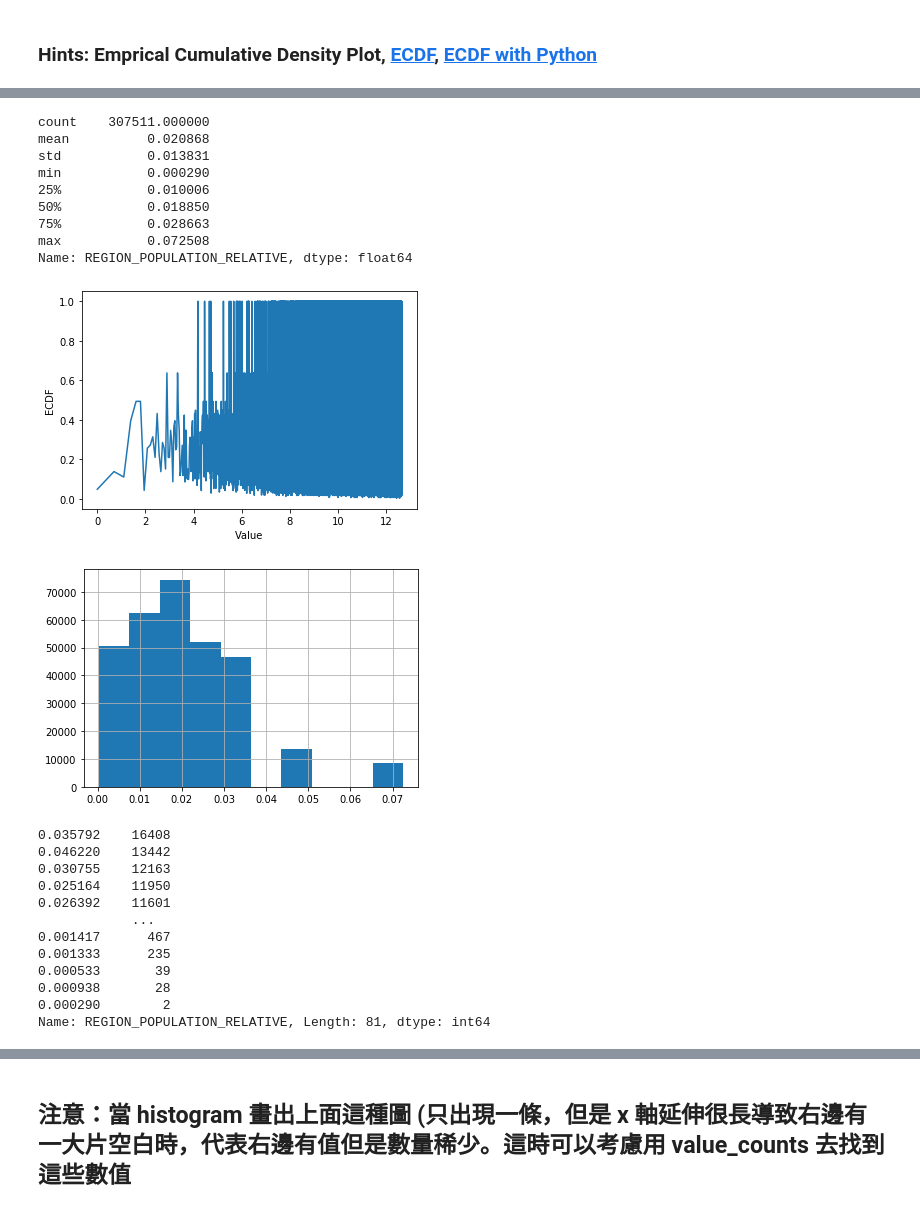
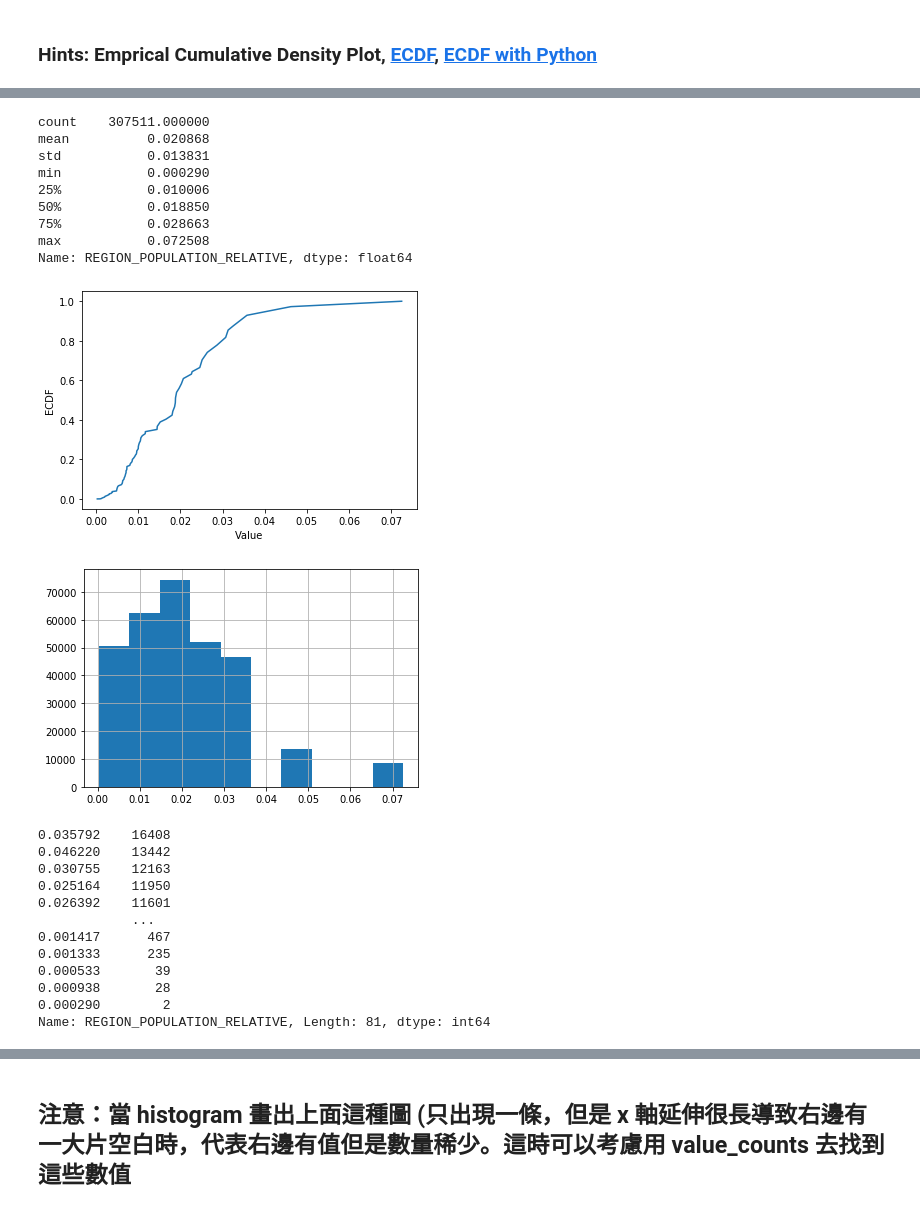
Before and after one commit to k1012ken/ML100Days, a Jupyter notebook: homework/Day_009_HW.ipynb, the cells around one changed output, grey strips where cells are left out. Saved outputs shown, nothing was run; the diff lists cells and outputs as text; code cells hidden in the pictures.

```diff
--- a/homework/Day_009_HW.ipynb
+++ b/homework/Day_009_HW.ipynb
@@ -128,36 +144,36 @@ Name: AMT_INCOME_TOTAL, dtype: float64
 print(app_train['REGION_POPULATION_RELATIVE'].describe())
 
 # 繪製 Empirical Cumulative Density Plot (ECDF)
 """
 Your Code Here
 """
-cdf = app_train['REGION_POPULATION_RELATIVE']
+cdf = app_train['REGION_POPULATION_RELATIVE'].value_counts().sort_index().cumsum()
 
 
-plt.plot(np.log(list(cdf.index)), cdf/cdf.max())
+plt.plot(cdf.index, cdf/cdf.max())
 plt.xlabel('Value')
 plt.ylabel('ECDF')
 plt.ylim([-0.05,1.05]) # 限制顯示圖片的範圍
 plt.show()
 
 app_train['REGION_POPULATION_RELATIVE'].hist()
 plt.show()
 
 app_train['REGION_POPULATION_RELATIVE'].value_counts()
 
 # 就以這個欄位來說，雖然有資料掉在分布以外，也不算異常，僅代表這間公司在稍微熱鬧的地區有的據點較少，
 # 導致 region population relative 在少的部分較為密集，但在大的部分較為疏漏
 # %% [output]
 count    307511.000000
 mean          0.020868
 std           0.013831
 min           0.000290
 25%           0.010006
 50%           0.018850
 75%           0.028663
 max           0.072508
 Name: REGION_POPULATION_RELATIVE, dtype: float64
-[figure, old version]
+[figure, new version]
 [figure]
 0.035792    16408
 0.046220    13442
```
Also changed, not shown: parts of 9 cells of this notebook.
